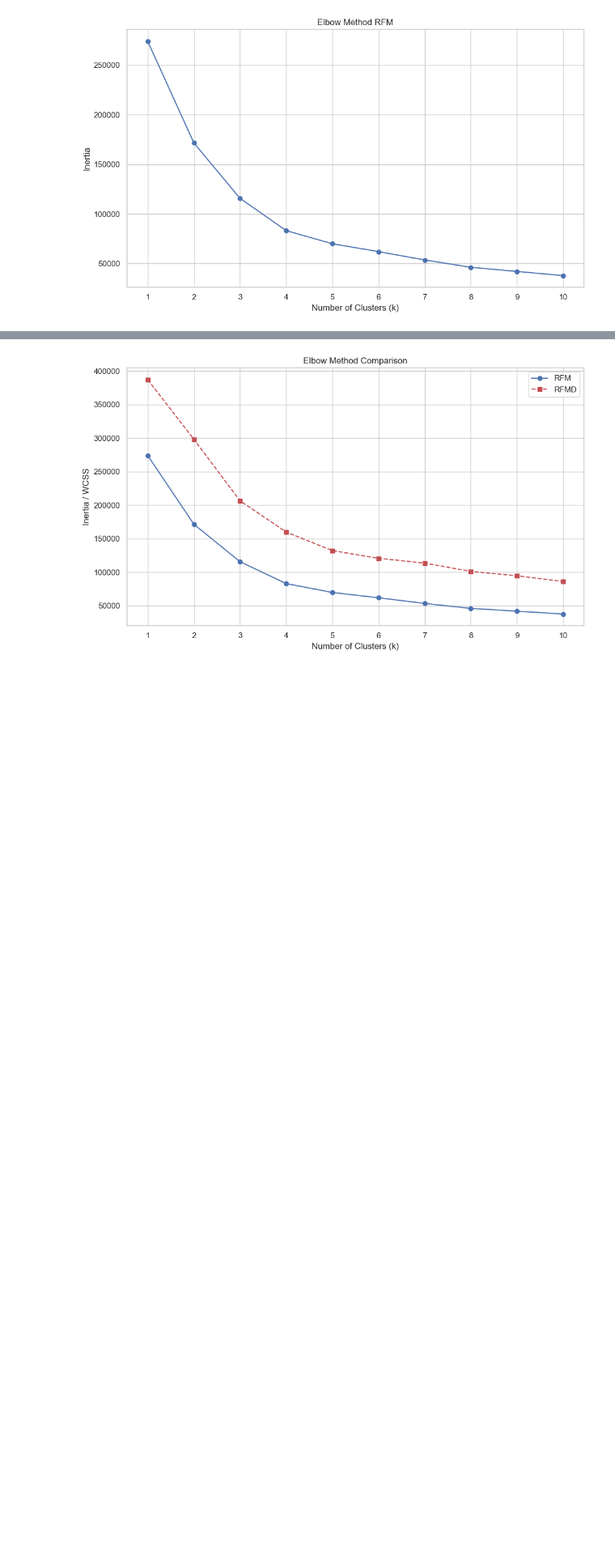
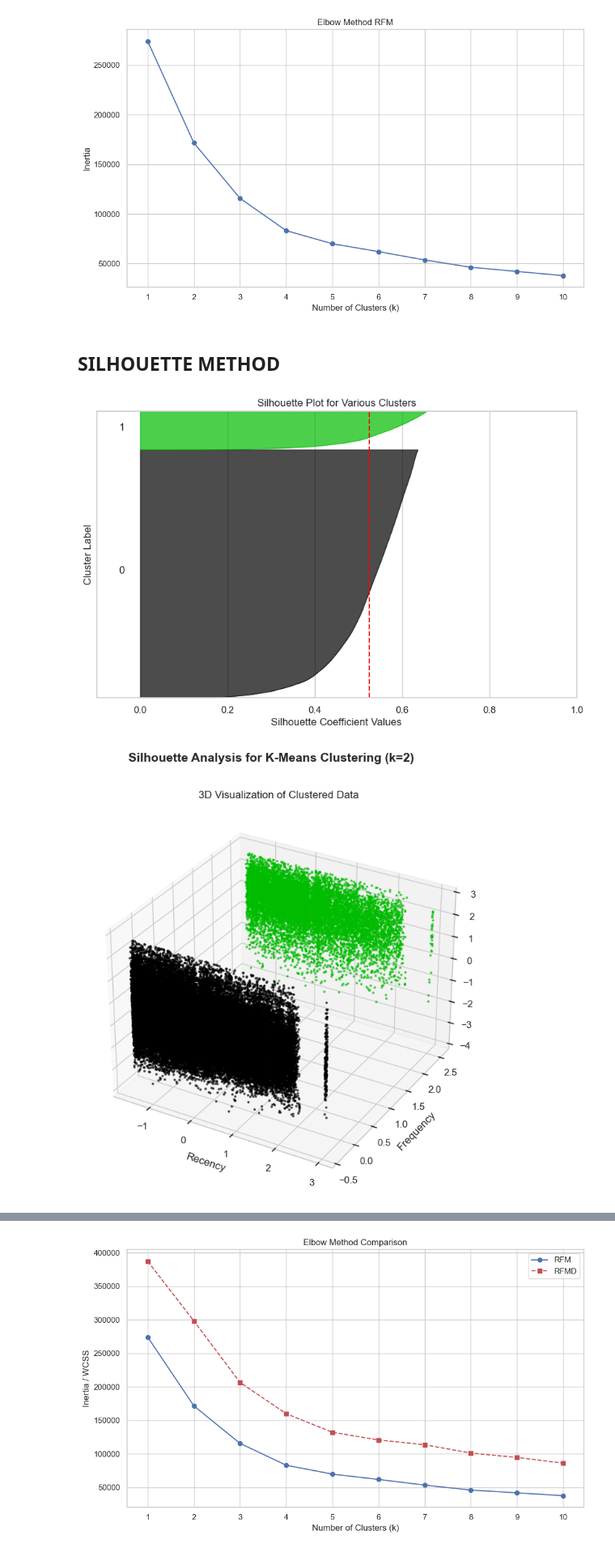
Before and after one commit to pt-sinan-akbar/Dataset-Thesis, a Jupyter notebook: BrazilDataSet.ipynb, the cells around one changed output, grey strips where cells are left out. Shown at 81% size. Saved outputs shown, nothing was run; the diff lists cells and outputs as text; code cells hidden in the pictures; blank space fills up the shorter version.

Commit message:
add silhouette method

```diff
--- a/BrazilDataSet.ipynb
+++ b/BrazilDataSet.ipynb
@@ -1390,3 +1392,5 @@ plt.tight_layout()
 plt.show()
 # %% [output]
 [figure]
+# %% [markdown]
+## SILHOUETTE METHOD
@@ -1392,0 +1473,8 @@ plt.show()
+# %%
+# do a sillhouette score to evaluate the model
+X = RFM_numerical.copy()
+
+silhouette_scores = silhouette_analysis(X, range(2, 7))
+# %% [output]
+[figure, added]
+[figure, added]
```
Also changed, not shown: parts of 21 cells of this notebook.
